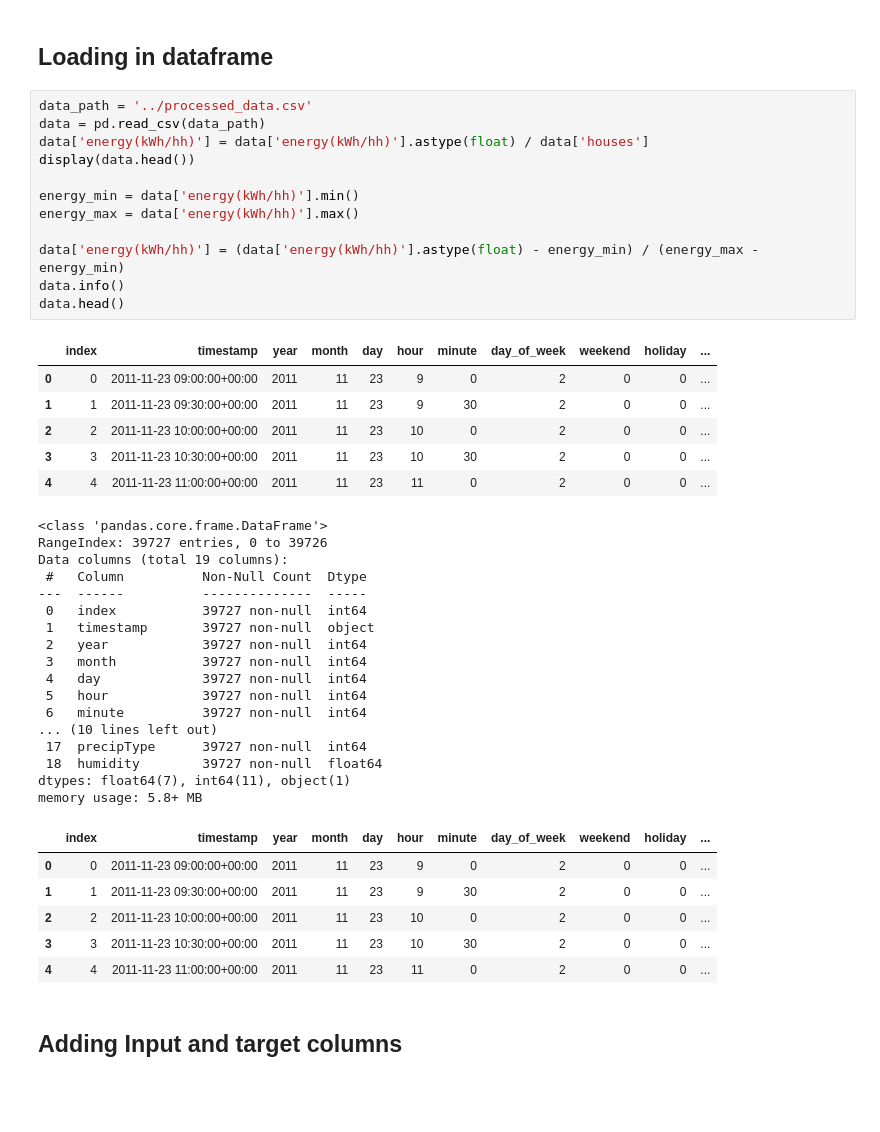
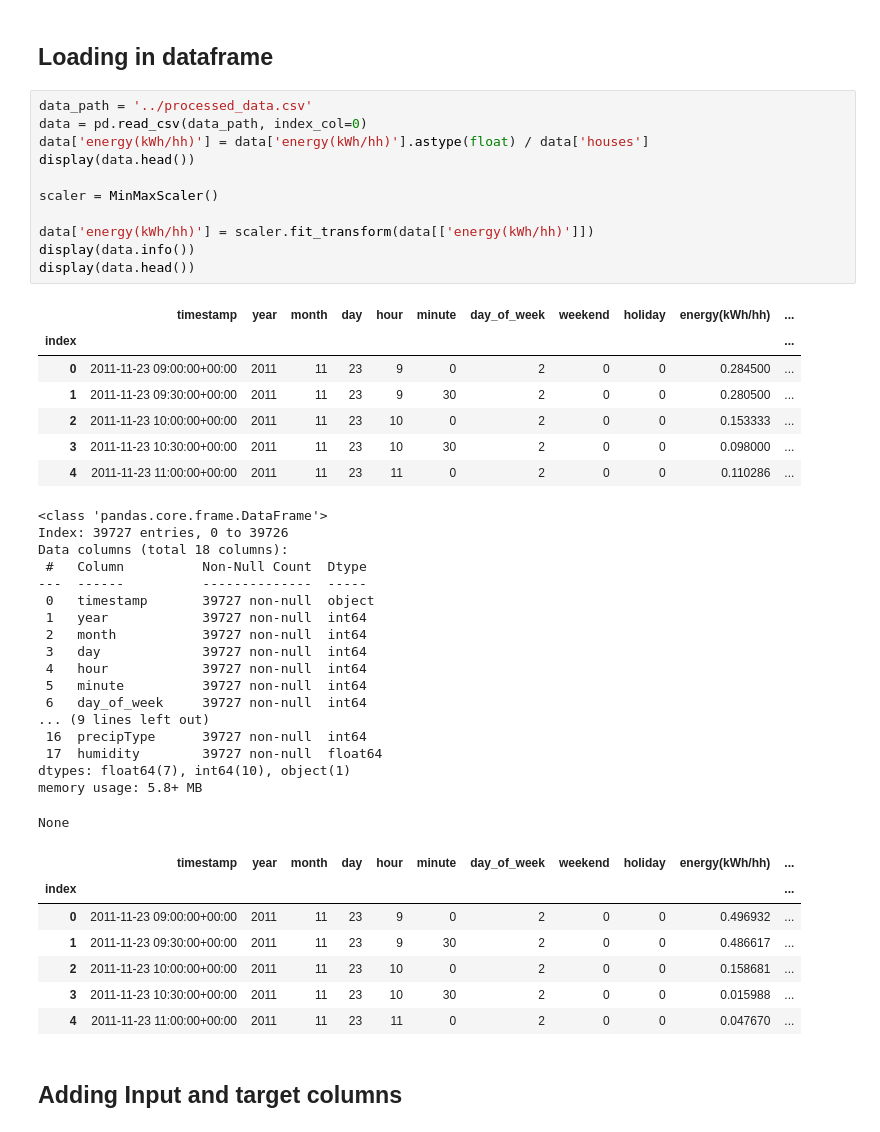
Before and after one commit to timdodge54/Power_Forecasting_With_DNN, a Jupyter notebook: src/Cody_Notebook.ipynb, the cells around one changed output. Cells and saved outputs as stored; diff of their text form; blank space fills up the shorter version.

```diff
--- a/src/Cody_Notebook.ipynb
+++ b/src/Cody_Notebook.ipynb
@@ -18,46 +20,48 @@ from skorch import NeuralNetRegressor
 ## Loading in dataframe
 # %%
 data_path = '../processed_data.csv'
-data = pd.read_csv(data_path)
+data = pd.read_csv(data_path, index_col=0)
 data['energy(kWh/hh)'] = data['energy(kWh/hh)'].astype(float) / data['houses']
 display(data.head())
 
-energy_min = data['energy(kWh/hh)'].min()
-energy_max = data['energy(kWh/hh)'].max()
+scaler = MinMaxScaler()
 
-data['energy(kWh/hh)'] = (data['energy(kWh/hh)'].astype(float) - energy_min) / (energy_max - energy_min)
-data.info()
-data.head()
+data['energy(kWh/hh)'] = scaler.fit_transform(data[['energy(kWh/hh)']])
+display(data.info())
+display(data.head())
 # %% [output]
-|  | index | timestamp | year | month | day | hour | minute | day_of_week | weekend | holiday | ... |
-| 0 | 0 | 2011-11-23 09:00:00+00:00 | 2011 | 11 | 23 | 9 | 0 | 2 | 0 | 0 | ... |
-| 1 | 1 | 2011-11-23 09:30:00+00:00 | 2011 | 11 | 23 | 9 | 30 | 2 | 0 | 0 | ... |
-| 2 | 2 | 2011-11-23 10:00:00+00:00 | 2011 | 11 | 23 | 10 | 0 | 2 | 0 | 0 | ... |
-| 3 | 3 | 2011-11-23 10:30:00+00:00 | 2011 | 11 | 23 | 10 | 30 | 2 | 0 | 0 | ... |
-| 4 | 4 | 2011-11-23 11:00:00+00:00 | 2011 | 11 | 23 | 11 | 0 | 2 | 0 | 0 | ... |
+|  | timestamp | year | month | day | hour | minute | day_of_week | weekend | holiday | energy(kWh/hh) | ... |
+| index |  |  |  |  |  |  |  |  |  |  | ... |
+| 0 | 2011-11-23 09:00:00+00:00 | 2011 | 11 | 23 | 9 | 0 | 2 | 0 | 0 | 0.284500 | ... |
+| 1 | 2011-11-23 09:30:00+00:00 | 2011 | 11 | 23 | 9 | 30 | 2 | 0 | 0 | 0.280500 | ... |
+| 2 | 2011-11-23 10:00:00+00:00 | 2011 | 11 | 23 | 10 | 0 | 2 | 0 | 0 | 0.153333 | ... |
+| 3 | 2011-11-23 10:30:00+00:00 | 2011 | 11 | 23 | 10 | 30 | 2 | 0 | 0 | 0.098000 | ... |
+| 4 | 2011-11-23 11:00:00+00:00 | 2011 | 11 | 23 | 11 | 0 | 2 | 0 | 0 | 0.110286 | ... |
 <class 'pandas.core.frame.DataFrame'>
-RangeIndex: 39727 entries, 0 to 39726
-Data columns (total 19 columns):
+Index: 39727 entries, 0 to 39726
+Data columns (total 18 columns):
  #   Column          Non-Null Count  Dtype
 ---  ------          --------------  -----
- 0   index           39727 non-null  int64
- 1   timestamp       39727 non-null  object
- 2   year            39727 non-null  int64
- 3   month           39727 non-null  int64
- 4   day             39727 non-null  int64
- 5   hour            39727 non-null  int64
- 6   minute          39727 non-null  int64
-... (10 lines left out)
- 17  precipType      39727 non-null  int64
- 18  humidity        39727 non-null  float64
-dtypes: float64(7), int64(11), object(1)
+ 0   timestamp       39727 non-null  object
+ 1   year            39727 non-null  int64
+ 2   month           39727 non-null  int64
+ 3   day             39727 non-null  int64
+ 4   hour            39727 non-null  int64
+ 5   minute          39727 non-null  int64
+ 6   day_of_week     39727 non-null  int64
+... (9 lines left out)
+ 16  precipType      39727 non-null  int64
+ 17  humidity        39727 non-null  float64
+dtypes: float64(7), int64(10), object(1)
 memory usage: 5.8+ MB
+None
-|  | index | timestamp | year | month | day | hour | minute | day_of_week | weekend | holiday | ... |
-| 0 | 0 | 2011-11-23 09:00:00+00:00 | 2011 | 11 | 23 | 9 | 0 | 2 | 0 | 0 | ... |
-| 1 | 1 | 2011-11-23 09:30:00+00:00 | 2011 | 11 | 23 | 9 | 30 | 2 | 0 | 0 | ... |
-| 2 | 2 | 2011-11-23 10:00:00+00:00 | 2011 | 11 | 23 | 10 | 0 | 2 | 0 | 0 | ... |
-| 3 | 3 | 2011-11-23 10:30:00+00:00 | 2011 | 11 | 23 | 10 | 30 | 2 | 0 | 0 | ... |
-| 4 | 4 | 2011-11-23 11:00:00+00:00 | 2011 | 11 | 23 | 11 | 0 | 2 | 0 | 0 | ... |
+|  | timestamp | year | month | day | hour | minute | day_of_week | weekend | holiday | energy(kWh/hh) | ... |
+| index |  |  |  |  |  |  |  |  |  |  | ... |
+| 0 | 2011-11-23 09:00:00+00:00 | 2011 | 11 | 23 | 9 | 0 | 2 | 0 | 0 | 0.496932 | ... |
+| 1 | 2011-11-23 09:30:00+00:00 | 2011 | 11 | 23 | 9 | 30 | 2 | 0 | 0 | 0.486617 | ... |
+| 2 | 2011-11-23 10:00:00+00:00 | 2011 | 11 | 23 | 10 | 0 | 2 | 0 | 0 | 0.158681 | ... |
+| 3 | 2011-11-23 10:30:00+00:00 | 2011 | 11 | 23 | 10 | 30 | 2 | 0 | 0 | 0.015988 | ... |
+| 4 | 2011-11-23 11:00:00+00:00 | 2011 | 11 | 23 | 11 | 0 | 2 | 0 | 0 | 0.047670 | ... |
 # %% [markdown]
 ## Adding Input and target columns
 # %%
```
Also changed, not shown: parts of 15 cells of this notebook, 4 other files.
